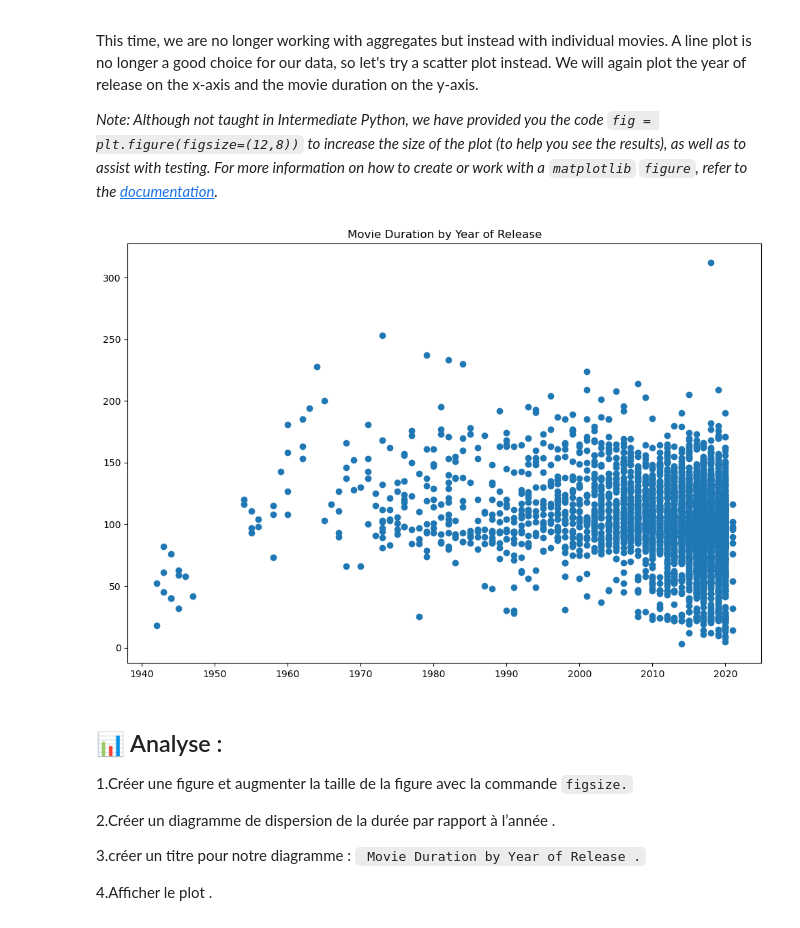
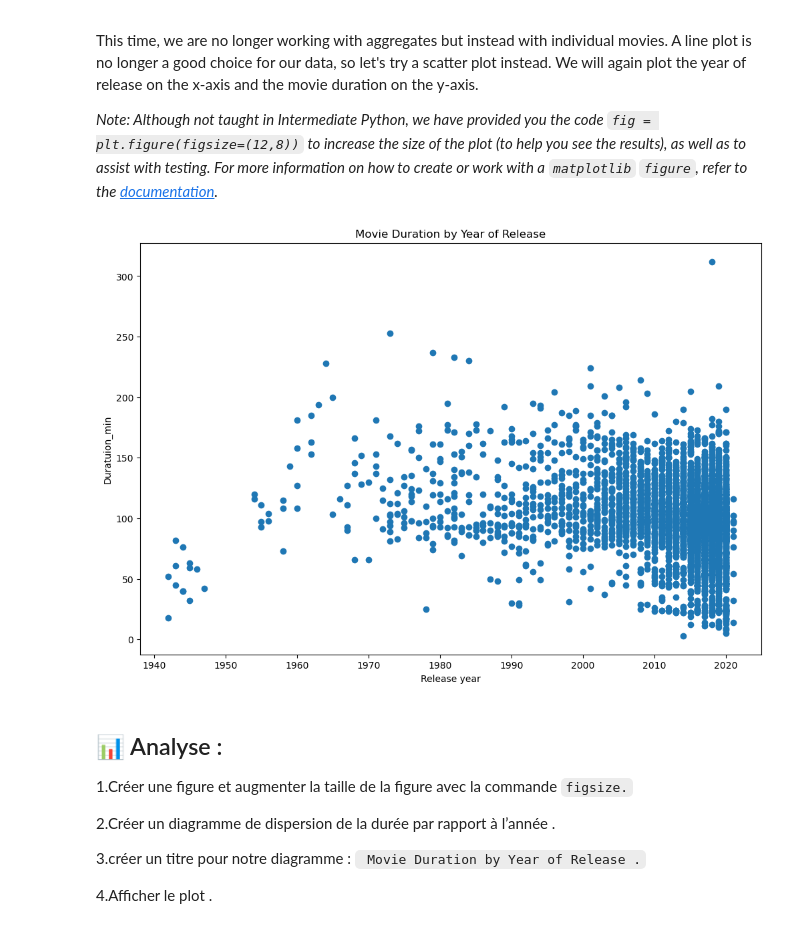
Before and after one commit to sarah835/Data_Analysis_nvestigating-Netflix-Movies-and-Guest-Stars-in-The-Office, a Jupyter notebook: notebook.ipynb, the cells around one changed output. Drawn from its saved outputs; the diff is of its cells as text; code cells hidden in the pictures.

```diff
--- a/notebook.ipynb
+++ b/notebook.ipynb
@@ -158,17 +170,18 @@ netflix_movies_col_subset[0:5]
 # %%
 # Create a figure and increase the figure size
 fig = plt.figure(figsize=(12,8))
 
 # Create a scatter plot of duration versus year
 plt.scatter(netflix_movies_col_subset["release_year"], netflix_movies_col_subset["duration"])
 
 # Create a title
 plt.title('Movie Duration by Year of Release')
-
+plt.xlabel("Release year")
+plt.ylabel("Duratuion_min")
 # Show the plot
 plt.show()
 # %% [output]
-[figure, old version]
+[figure, new version]
 # %% [markdown]
 ## 📊 Analyse :
 <p>1.Créer une figure et augmenter la taille de la figure avec la commande <code>figsize.</code></p>
```
Also changed, not shown: parts of 4 cells of this notebook.
